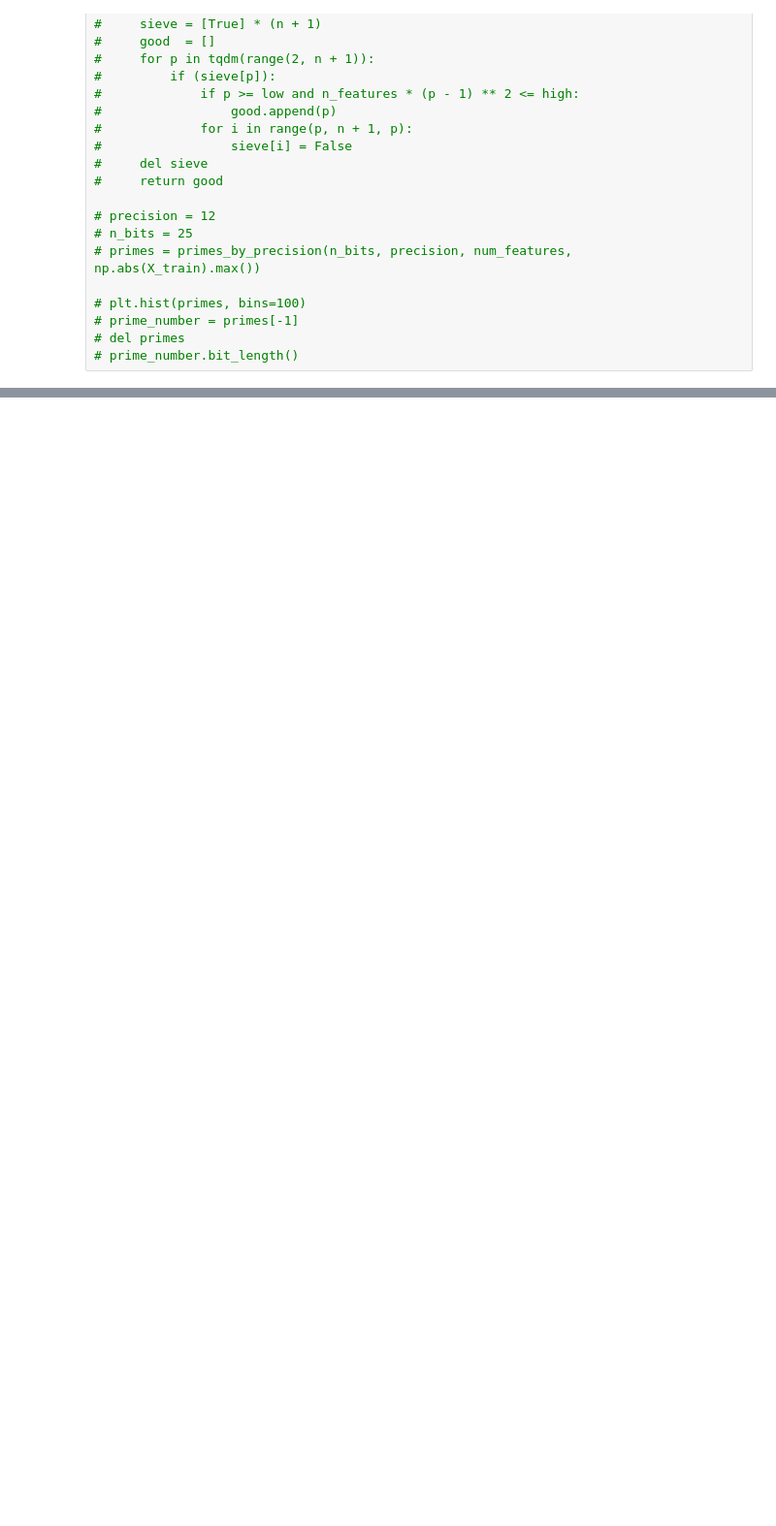
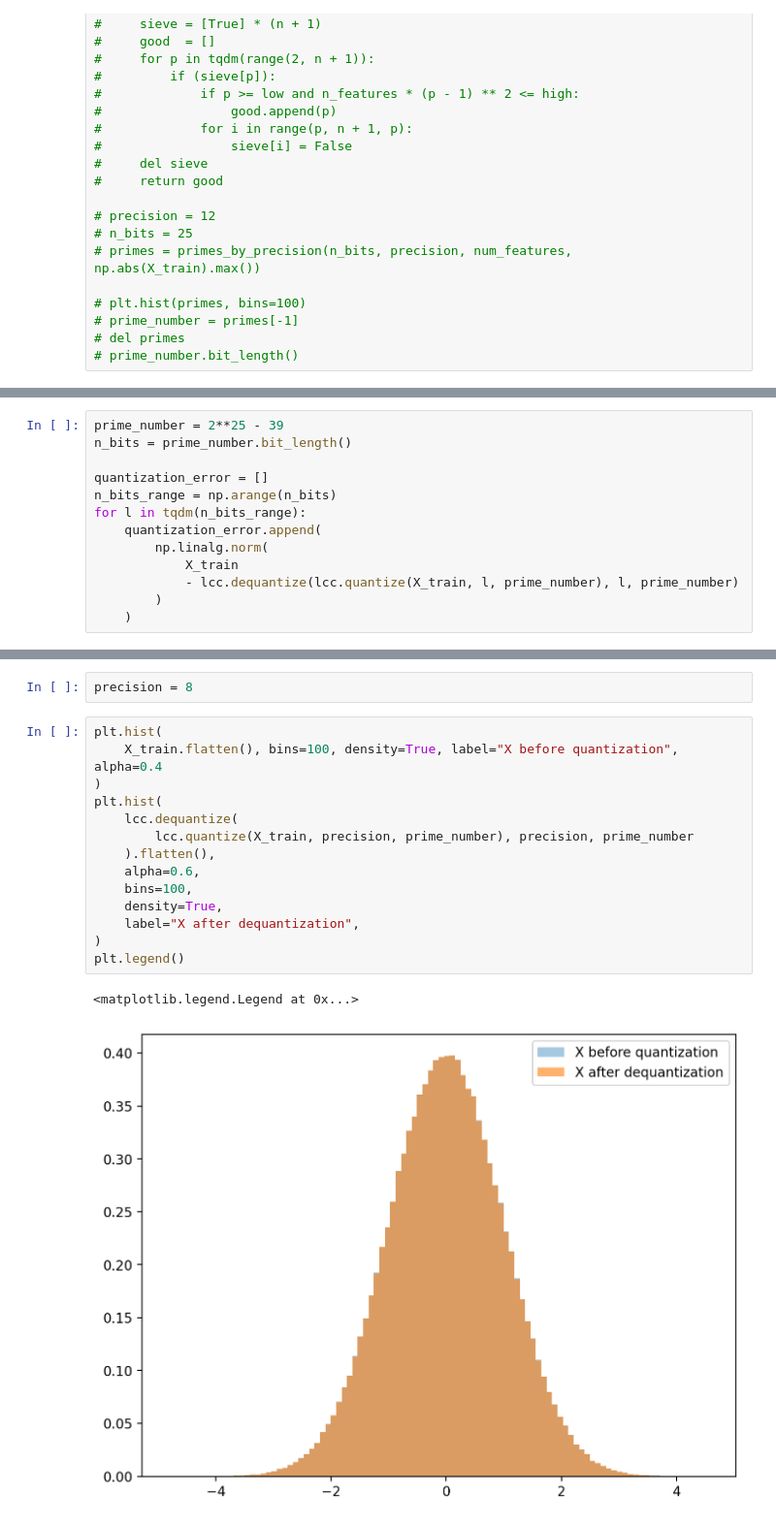
Before and after one commit to Fr0do/lcc_fl, a Jupyter notebook: lcc_linreg.ipynb, the cells around one changed output, grey strips where cells are left out. Shown at 97% size. Cells and saved outputs as stored; diff of their text form; blank space fills up the shorter version.

```diff
--- a/lcc_linreg.ipynb
+++ b/lcc_linreg.ipynb
@@ -227,0 +103,13 @@ class LCCLeastSquaresOracle(BaseSmoothOracle):
+# %%
+prime_number = 2**25 - 39
+n_bits = prime_number.bit_length()
+
+quantization_error = []
+n_bits_range = np.arange(n_bits)
+for l in tqdm(n_bits_range):
+    quantization_error.append(
+        np.linalg.norm(
+            X_train
+            - lcc.dequantize(lcc.quantize(X_train, l, prime_number), l, prime_number)
+        )
+    )
@@ -227,0 +124,19 @@ class LCCLeastSquaresOracle(BaseSmoothOracle):
+# %%
+precision = 8
+# %%
+plt.hist(
+    X_train.flatten(), bins=100, density=True, label="X before quantization", alpha=0.4
+)
+plt.hist(
+    lcc.dequantize(
+        lcc.quantize(X_train, precision, prime_number), precision, prime_number
+    ).flatten(),
+    alpha=0.6,
+    bins=100,
+    density=True,
+    label="X after dequantization",
+)
+plt.legend()
+# %% [output]
+<matplotlib.legend.Legend at 0x...>
+[figure, added]
```
Also changed, not shown: parts of 82 cells of this notebook, 2 other files.
